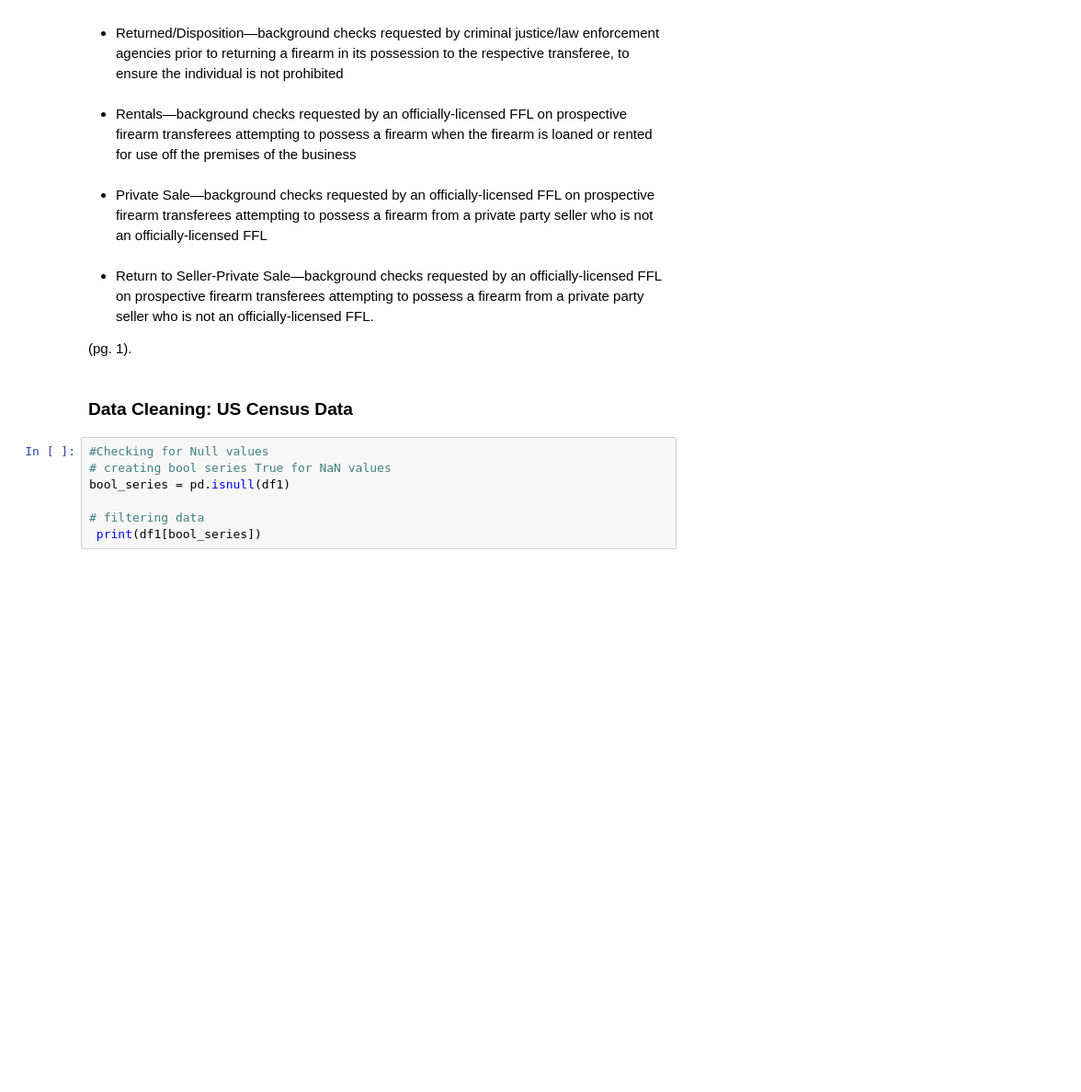
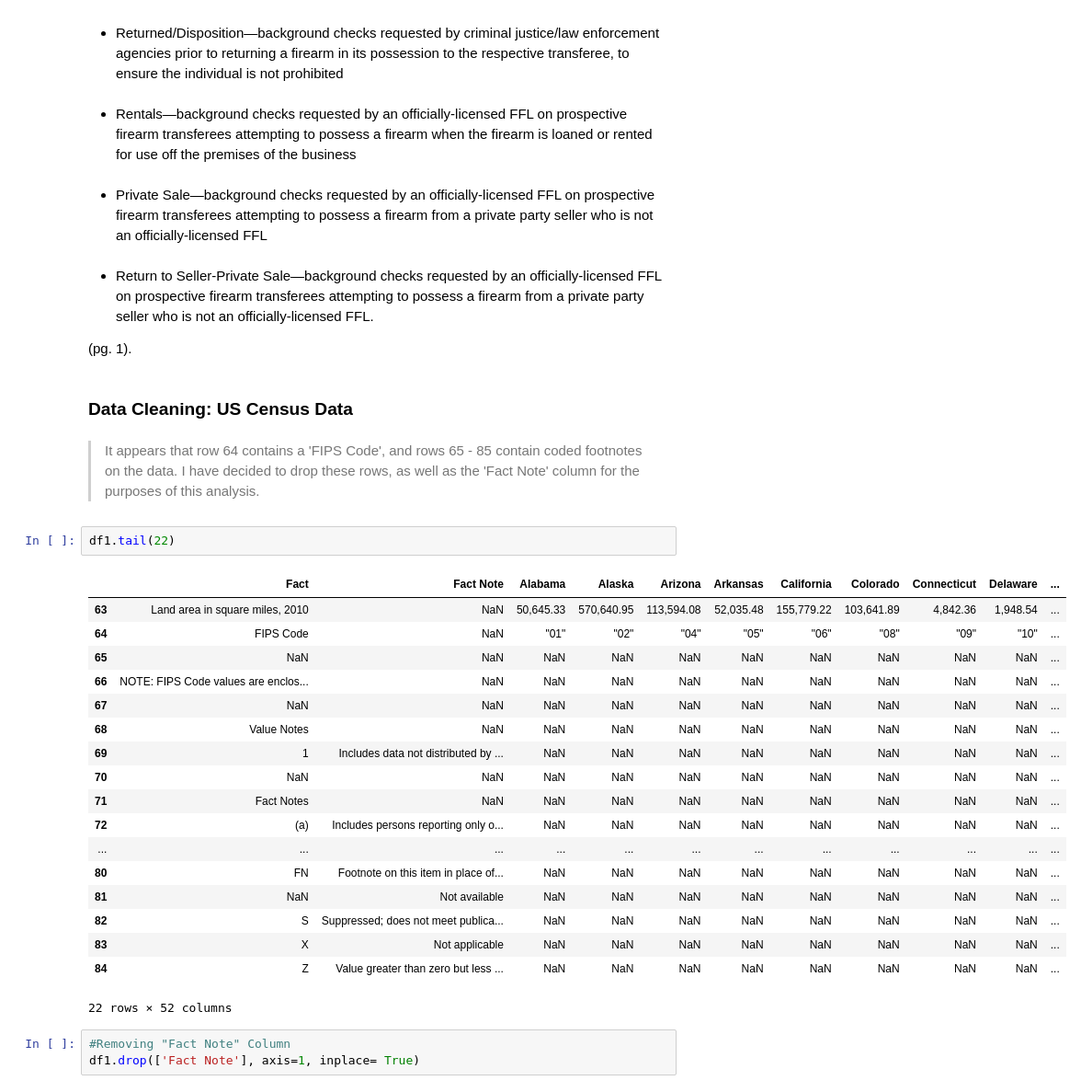
Before and after one commit to lanapalmer/FBI_Gun_Data_Analysis, a Jupyter notebook: FBI_Gun_Data_Analysis.ipynb, the cells around one changed output. Shown: that part at 92% size. Saved outputs shown, nothing was run; the diff lists cells and outputs as text; blank space fills up the shorter version.

Commit message:
Clean US Census Data

```diff
--- a/FBI_Gun_Data_Analysis.ipynb
+++ b/FBI_Gun_Data_Analysis.ipynb
@@ -101,10 +139,29 @@ A <a id="long_gun">'Long Gun'</a> is described as, <i>"a weapon designed or rede
 (pg. 1).
 # %% [markdown]
 ### Data Cleaning: US Census Data
-# %%
-#Checking for Null values
-# creating bool series True for NaN values
-bool_series = pd.isnull(df1)
-
-# filtering data
- print(df1[bool_series])
+# %% [markdown]
+> It appears that row 64 contains a 'FIPS Code', and rows 65 - 85 contain coded footnotes on the data. I have decided to drop these rows, as well as the 'Fact Note' column for the purposes of this analysis.
+# %%
+df1.tail(22)
+# %% [output]
+|  | Fact | Fact Note | Alabama | Alaska | Arizona | Arkansas | California | Colorado | Connecticut | Delaware | ... |
+| 63 | Land area in square miles, 2010 | NaN | 50,645.33 | 570,640.95 | 113,594.08 | 52,035.48 | 155,779.22 | 103,641.89 | 4,842.36 | 1,948.54 | ... |
+| 64 | FIPS Code | NaN | "01" | "02" | "04" | "05" | "06" | "08" | "09" | "10" | ... |
+| 65 | NaN | NaN | NaN | NaN | NaN | NaN | NaN | NaN | NaN | NaN | ... |
+| 66 | NOTE: FIPS Code values are enclos... | NaN | NaN | NaN | NaN | NaN | NaN | NaN | NaN | NaN | ... |
+| 67 | NaN | NaN | NaN | NaN | NaN | NaN | NaN | NaN | NaN | NaN | ... |
+| 68 | Value Notes | NaN | NaN | NaN | NaN | NaN | NaN | NaN | NaN | NaN | ... |
+| 69 | 1 | Includes data not distributed by ... | NaN | NaN | NaN | NaN | NaN | NaN | NaN | NaN | ... |
+| 70 | NaN | NaN | NaN | NaN | NaN | NaN | NaN | NaN | NaN | NaN | ... |
+| 71 | Fact Notes | NaN | NaN | NaN | NaN | NaN | NaN | NaN | NaN | NaN | ... |
+| 72 | (a) | Includes persons reporting only o... | NaN | NaN | NaN | NaN | NaN | NaN | NaN | NaN | ... |
+| ... | ... | ... | ... | ... | ... | ... | ... | ... | ... | ... | ... |
+| 80 | FN | Footnote on this item in place of... | NaN | NaN | NaN | NaN | NaN | NaN | NaN | NaN | ... |
+| 81 | NaN | Not available | NaN | NaN | NaN | NaN | NaN | NaN | NaN | NaN | ... |
+| 82 | S | Suppressed; does not meet publica... | NaN | NaN | NaN | NaN | NaN | NaN | NaN | NaN | ... |
+| 83 | X | Not applicable | NaN | NaN | NaN | NaN | NaN | NaN | NaN | NaN | ... |
+| 84 | Z | Value greater than zero but less ... | NaN | NaN | NaN | NaN | NaN | NaN | NaN | NaN | ... |
+22 rows × 52 columns
+# %%
+#Removing "Fact Note" Column
+df1.drop(['Fact Note'], axis=1, inplace= True)
```
Also changed, not shown: parts of 17 cells of this notebook.
